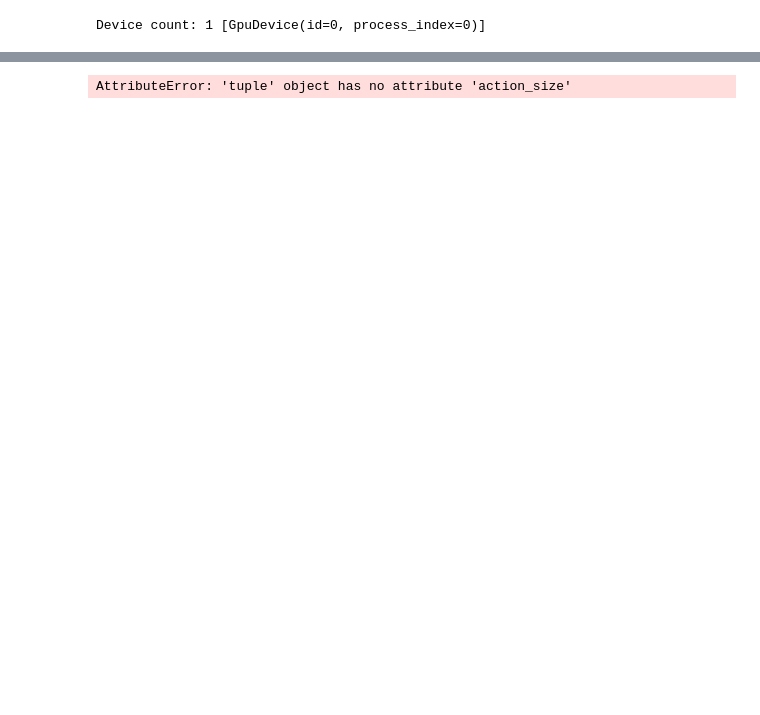
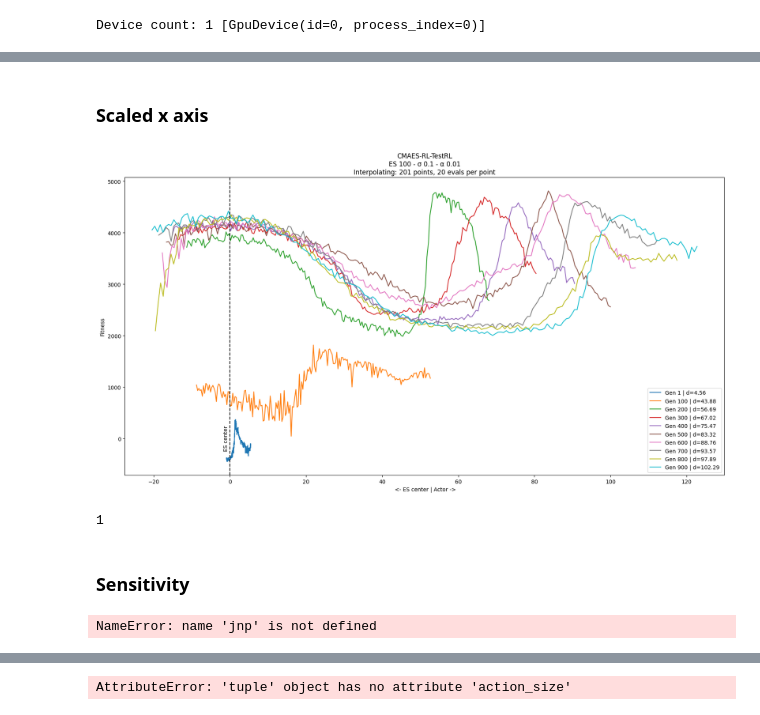
Before and after one commit to TemplierPaul/QDax, a Jupyter notebook: genomes.ipynb, the cells around one changed output, grey strips where cells are left out. Cells and saved outputs as stored; diff of their text form; code cells hidden in the pictures; blank space fills up the shorter version.

```diff
--- a/genomes.ipynb
+++ b/genomes.ipynb
@@ -49,0 +167,36 @@ wandb_run  = EM. wandb_run,
+# %% [markdown]
+### Scaled x axis
+# %%
+fig, ax = plt.subplots(figsize=(20, 10))
+
+to_plot = gens
+to_plot = gens[:-1]
+# to_plot = [1, 300, 700]
+
+base_x = jnp.linspace(0 - dx, 1 + dx, n)[:, None]
+
+for gen in to_plot:
+    fit = fitnesses[gen]
+    dist = distance(save_path, gen)
+    # Scale x to be between 0 and dist
+    x = base_x * dist
+    plt.plot(x, fit, label = f"Gen {gen} | d={dist:.2f}")
+
+# Vertical bar at 0 labeled ES center
+plt.axvline(0, color="black", linestyle="--")
+# label on x axis under the bar
+plt.text(-1, 0.5, "ES center", rotation=90, va="center", ha="center")
+
+plt.xlabel(" <- ES center | Actor ->")
+plt.ylabel("Fitness")
+plt.title(f"{args.algo}\n{args.config}\nInterpolating: {n} points, {n_evals} evals per point")
+plt.legend()
+plt.show()
+# %% [output]
+[figure, added]
+# %%
+args.algo, args.config
+# %% [output]
+1
+# %% [markdown]
+### Sensitivity
@@ -49,0 +226,37 @@ wandb_run  = EM. wandb_run,
+# %%
+gen = 1
+n = 100
+n_evals = 20
+n_dist = 101
+
+try:
+    sigma_fits
+except NameError:
+    sigma_fits = {}
+# sigma_fits = {}
+
+gens = [1, 100, 200, 300, 400, 500, 600, 700, 800 ,900]
+# gens = [1, 300, 700]
+
+dx = 10
+sigmas = jnp.linspace(0, dx, n_dist)[:, None]
+
+for gen in gens:
+    if gen in sigma_fits:
+        print(f"Gen {gen:>4} already done. Skipping...")
+        continue
+    print("Gen", gen)
+    genes = jnp.load(save_path + f"/gen_{gen}_offspring.npy")
+
+    # Sample random directions with normalized length
+    noise = jax.random.normal(jax.random.PRNGKey(0), (n, genes.shape[0]))
+    noise = noise / jnp.linalg.norm(noise, axis=1)[:, None] # Normalize
+
+    def sphere_fitness(sigma):
+        genomes = genes + noise * sigma
+        fit = jax.vmap(multi_evals, in_axes=(0, None))(genomes, 20)
+        return fit.mean(axis=0)
+
+    sigma_fits[gen] = jax.vmap(sphere_fitness)(sigmas)
+# %% [output]
+NameError: name 'jnp' is not defined
```
Also changed, not shown: parts of 27 cells of this notebook, 13 other files.
